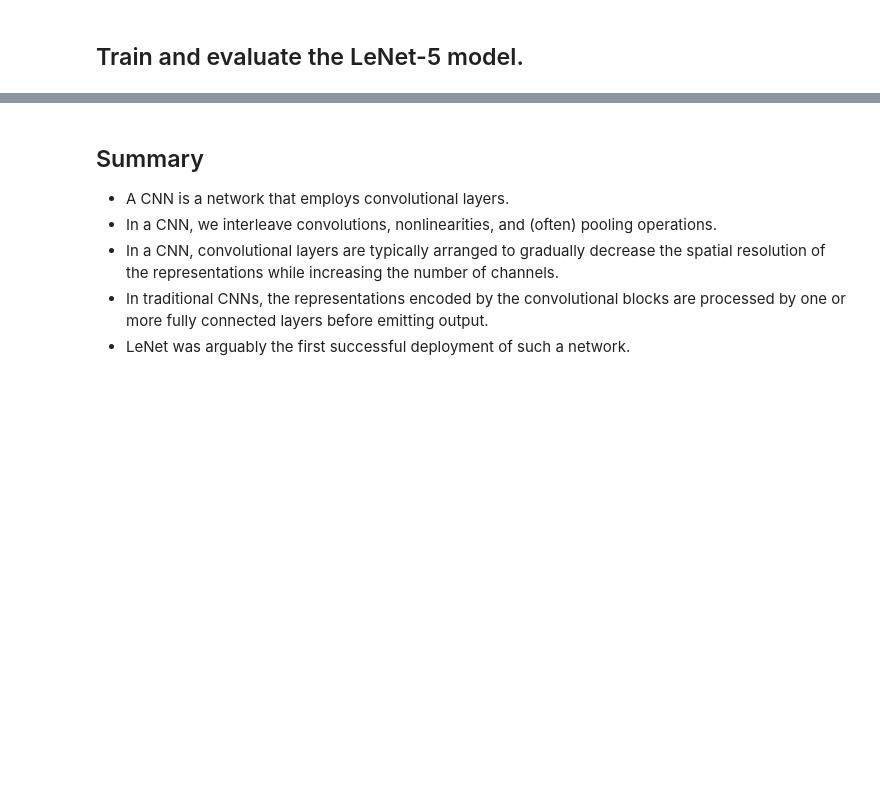
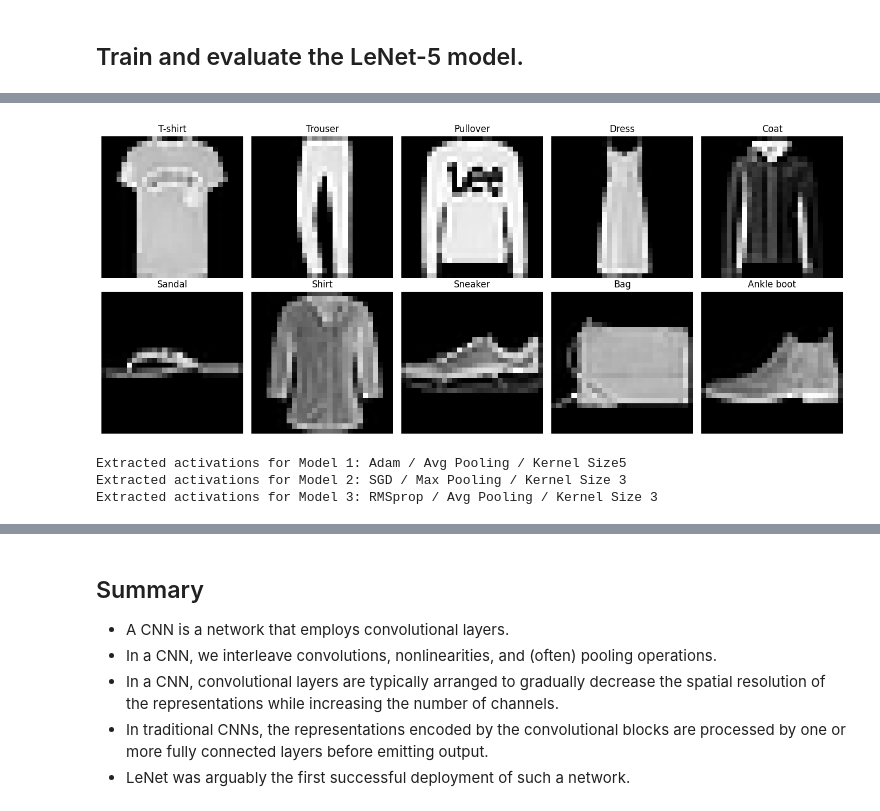
Before and after one commit to mdsouthworth1/sarkar-computer-vision-lectures, a Jupyter notebook: CV_Module_5_3__Convolutional_Neural_Networks.ipynb, the cells around one changed output, grey strips where cells are left out. Drawn from its saved outputs; the diff is of its cells as text; code cells hidden in the pictures; blank space fills up the shorter version.

```diff
--- a/CV_Module_5_3__Convolutional_Neural_Networks.ipynb
+++ b/CV_Module_5_3__Convolutional_Neural_Networks.ipynb
@@ -672,0 +691,5 @@ def show_lenet_activations(model, image, class_name):
+# %%
+print(type(histories))
+
+for name, history in histories.items():
+    print(name, type(history))
@@ -672,0 +807,71 @@ def show_lenet_activations(model, image, class_name):
+# %%
+
+def get_image_by_label(dataset, target_label):
+    for image, label in dataset:
+        if label == target_label:
+            return image, label
+
+    raise ValueError(f"Label {target_label} not found")
+
+
+images_by_label = {}
+
+for label in range(10):
+    image, _ = get_image_by_label(testset, label)
+    images_by_label[label] = image
+
+# Display all ten input images in one figure
+fig, axes = plt.subplots(2, 5, figsize=(14, 6))
+
+for label, ax in enumerate(axes.flat):
+    image = images_by_label[label].squeeze() * 0.5 + 0.5
+
+    ax.imshow(image.numpy(), cmap="gray", vmin=0, vmax=1)
+    ax.set_title(FashionMNIST_classes[label])
+    ax.axis("off")
+
+plt.tight_layout()
+plt.show()
+# %% [output]
+[figure, added]
+# %%
+# Store activations for every model and every class
+all_activations = {}
+
+for model_name, net in models.items():
+    net.eval()
+
+    all_activations[model_name] = {
+        "first": {},
+        "second": {}
+    }
+
+    for label, image in images_by_label.items():
+        # Add batch dimension and move to the model's device
+        image_batch = image.unsqueeze(0).to(device)
+
+        # net[0] is the convolutional feature extractor
+        features = net[0]
+
+        with torch.no_grad():
+            # First convolution + sigmoid
+            activation1 = features[:2](image_batch)
+
+            # Second convolution + sigmoid
+            # Includes the first pooling layer
+            activation2 = features[:5](image_batch)
+
+        # Remove batch dimension and move to CPU
+        all_activations[model_name]["first"][label] = (
+            activation1[0].cpu()
+        )
+
+        all_activations[model_name]["second"][label] = (
+            activation2[0].cpu()
+        )
+
+    print(f"Extracted activations for {model_name}")
+# %% [output]
+Extracted activations for Model 1: Adam / Avg Pooling / Kernel Size5
+Extracted activations for Model 2: SGD / Max Pooling / Kernel Size 3
+Extracted activations for Model 3: RMSprop / Avg Pooling / Kernel Size 3
```
Also changed, not shown: parts of 13 cells of this notebook.
